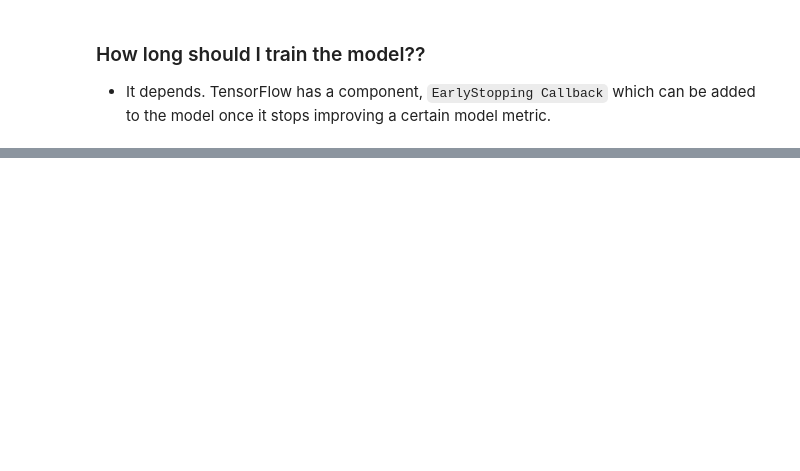
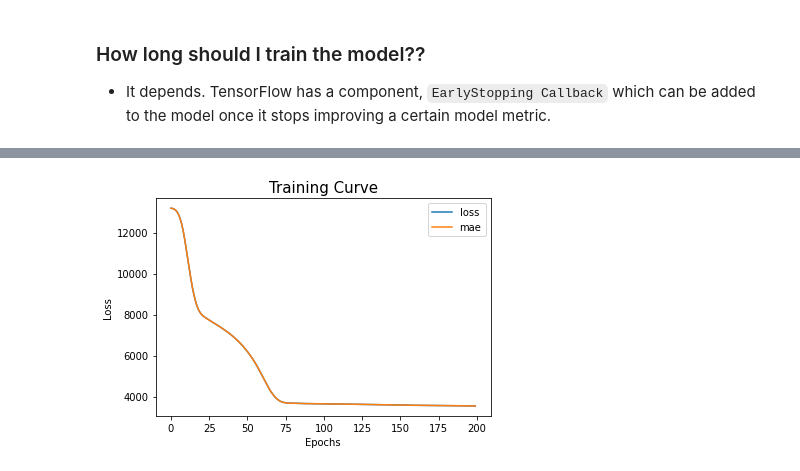
Before and after one commit to chineidu/NLP-Tutorial, a Jupyter notebook: notebook/03_tensorflow/02_regression_with_tf.ipynb, the cells around one changed output, grey strips where cells are left out. Cells and saved outputs as stored; diff of their text form; code cells hidden in the pictures; blank space fills up the shorter version.

```diff
--- a/notebook/03_tensorflow/02_regression_with_tf.ipynb
+++ b/notebook/03_tensorflow/02_regression_with_tf.ipynb
@@ -887,0 +955,10 @@ plt.show()
+# %%
+preprocessor = Pipeline(steps=[
+    # ===== OneHot Encode =====
+    ("onehot_enc", CustomeOneHotEncoder()),
+
+    # ===== Normalize the data =====
+    ("normalizer", MinMaxScaler())
+])
+
+preprocessor
@@ -887,0 +968,21 @@ plt.show()
+# %%
+X_train_scaled = preprocessor.fit_transform(X_train)
+X_val_scaled = preprocessor.transform(X_val)
+# %%
+# Build model
+tf.random.set_seed(SEED)
+
+model_4 = tf.keras.Sequential([
+    tf.keras.layers.Dense(units=100, input_shape=[X_train_scaled.shape[-1]],
+                          name="input_layer"),
+    tf.keras.layers.Dense(units=10, name="hidden_layer"),
+    tf.keras.layers.Dense(units=1, name="output_layer")
+])
+
+# Compile model
+model_4.compile(loss=tf.keras.losses.mae,
+                optimizer=tf.keras.optimizers.Adam(),
+                metrics=["mae"])
+
+# Fit
+history = model_4.fit(X_train_scaled, y_train, epochs=200)
@@ -887,0 +1007,4 @@ plt.show()
+# %%
+plot_training_curve(history=history)
+# %% [output]
+[figure, added]
```
Also changed, not shown: parts of 53 cells of this notebook.
